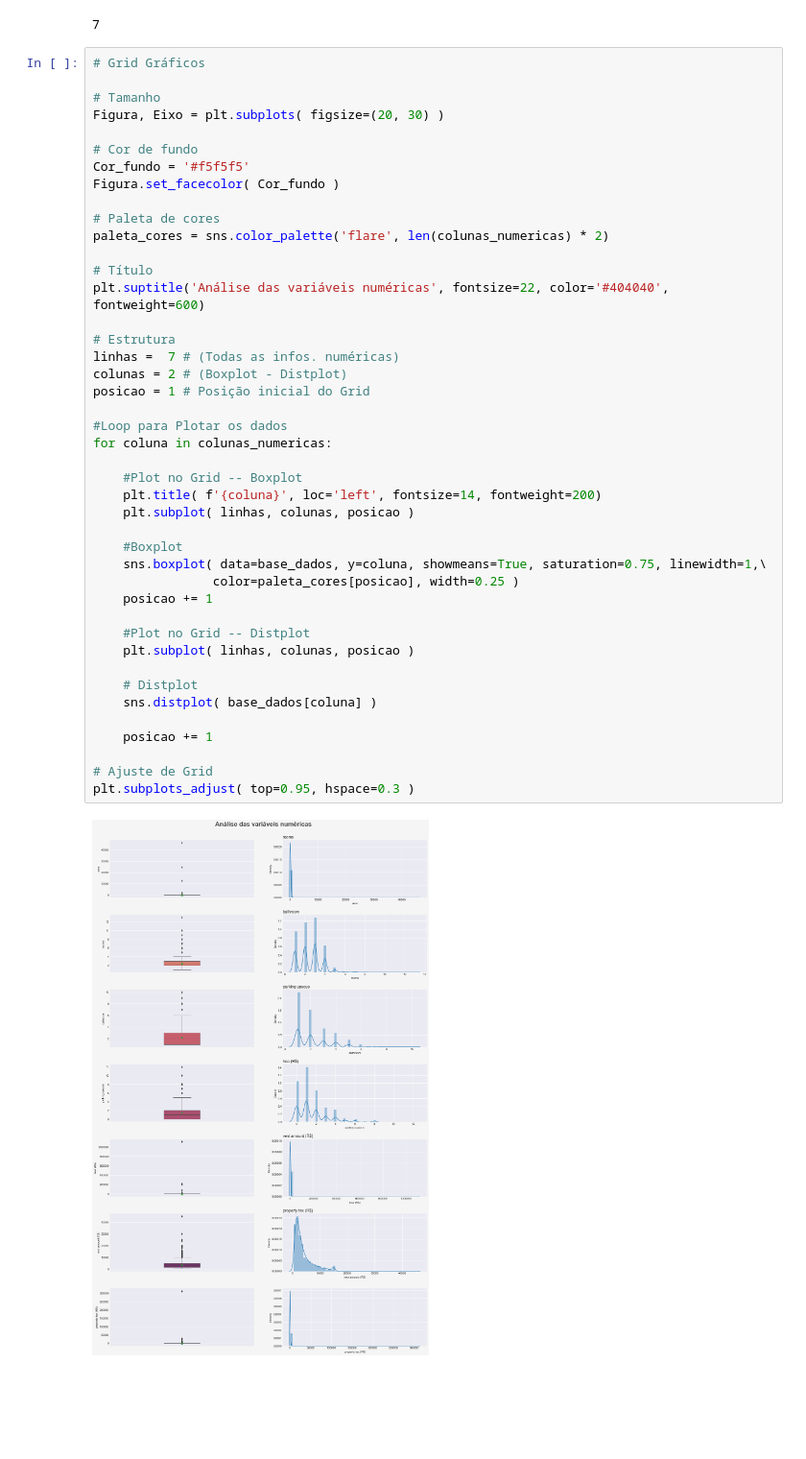
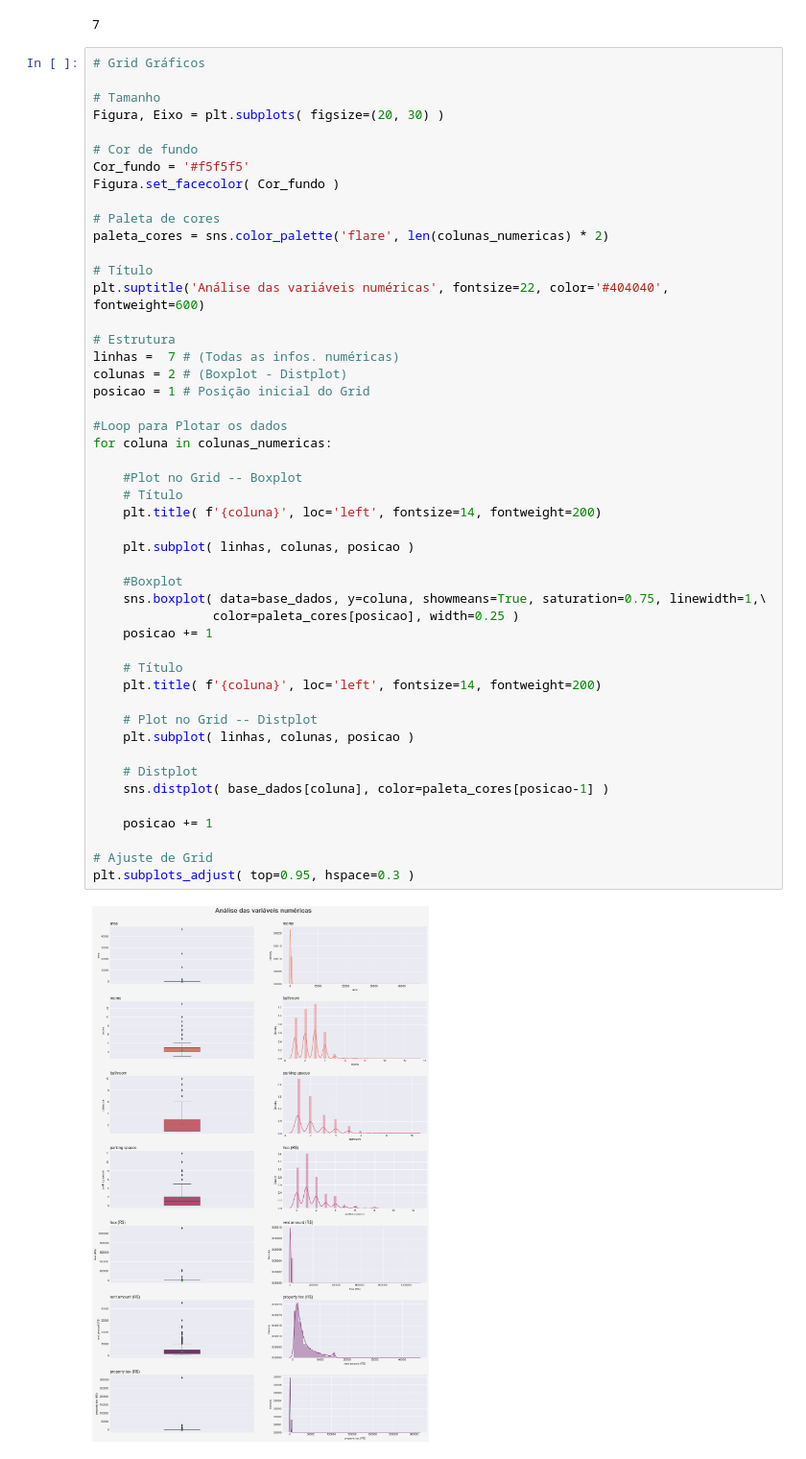
Before and after one commit to lucianawaka/machine-learning_end_to_end, a Jupyter notebook: Projeto Machine Learning End to end.ipynb, the cells around one changed output. Shown at 96% size. Drawn from its saved outputs; the diff is of its cells as text; blank space fills up the shorter version.

Commit message:
Exploração de dados

```diff
--- a/Projeto Machine Learning End to end.ipynb
+++ b/Projeto Machine Learning End to end.ipynb
@@ -297,33 +297,38 @@ paleta_cores = sns.color_palette('flare', len(colunas_numericas) * 2)
 
 # Título
 plt.suptitle('Análise das variáveis numéricas', fontsize=22, color='#404040', fontweight=600)
 
 # Estrutura
 linhas =  7 # (Todas as infos. numéricas)
 colunas = 2 # (Boxplot - Distplot)
 posicao = 1 # Posição inicial do Grid
 
 #Loop para Plotar os dados
 for coluna in colunas_numericas:
 
     #Plot no Grid -- Boxplot
+    # Título
     plt.title( f'{coluna}', loc='left', fontsize=14, fontweight=200)
+
     plt.subplot( linhas, colunas, posicao )
 
     #Boxplot
     sns.boxplot( data=base_dados, y=coluna, showmeans=True, saturation=0.75, linewidth=1,\
                 color=paleta_cores[posicao], width=0.25 )
     posicao += 1
 
-    #Plot no Grid -- Distplot
+    # Título
+    plt.title( f'{coluna}', loc='left', fontsize=14, fontweight=200)
+
+    # Plot no Grid -- Distplot
     plt.subplot( linhas, colunas, posicao )
 
     # Distplot
-    sns.distplot( base_dados[coluna] )
+    sns.distplot( base_dados[coluna], color=paleta_cores[posicao-1] )
 
     posicao += 1
 
 # Ajuste de Grid
 plt.subplots_adjust( top=0.95, hspace=0.3 )
 # %% [output]
-[figure, old version]
+[figure, new version]
```
Also changed, not shown: parts of 11 cells of this notebook.
